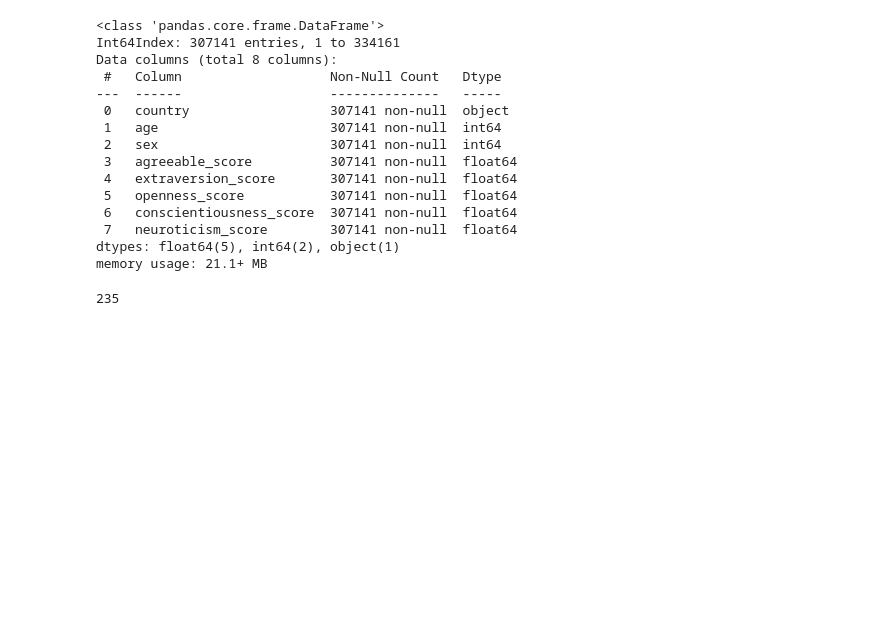
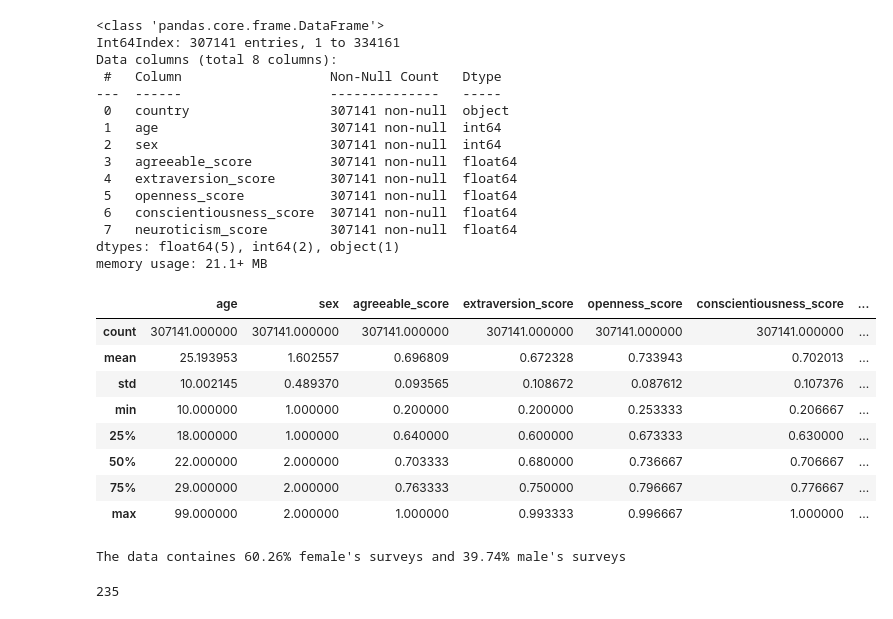
Before and after one commit to efratkohen/Big_five, a Jupyter notebook: Big Five.ipynb, the cells around one changed output. Saved outputs shown, nothing was run; the diff lists cells and outputs as text; code cells hidden in the pictures; blank space fills up the shorter version.

```diff
--- a/Big Five.ipynb
+++ b/Big Five.ipynb
@@ -45,6 +45,23 @@ Data columns (total 8 columns):
  7   neuroticism_score        307141 non-null  float64
 dtypes: float64(5), int64(2), object(1)
 memory usage: 21.1+ MB
+# %%
+data.describe()
+# %% [output]
+|  | age | sex | agreeable_score | extraversion_score | openness_score | conscientiousness_score | ... |
+| count | 307141.000000 | 307141.000000 | 307141.000000 | 307141.000000 | 307141.000000 | 307141.000000 | ... |
+| mean | 25.193953 | 1.602557 | 0.696809 | 0.672328 | 0.733943 | 0.702013 | ... |
+| std | 10.002145 | 0.489370 | 0.093565 | 0.108672 | 0.087612 | 0.107376 | ... |
+| min | 10.000000 | 1.000000 | 0.200000 | 0.200000 | 0.253333 | 0.206667 | ... |
+| 25% | 18.000000 | 1.000000 | 0.640000 | 0.600000 | 0.673333 | 0.630000 | ... |
+| 50% | 22.000000 | 2.000000 | 0.703333 | 0.680000 | 0.736667 | 0.706667 | ... |
+| 75% | 29.000000 | 2.000000 | 0.763333 | 0.750000 | 0.796667 | 0.776667 | ... |
+| max | 99.000000 | 2.000000 | 1.000000 | 0.993333 | 0.996667 | 1.000000 | ... |
+# %%
+gender_count = data['sex'].value_counts(normalize=True)
+print(f"The data containes {(gender_count.iloc[0]*100):.2f}% female's surveys and {(gender_count.iloc[1]*100):.2f}% male's surveys")
+# %% [output]
+The data containes 60.26% female's surveys and 39.74% male's surveys
 # %%
 #how many countries are in the data
 len(data.country.unique())
```
Also changed, not shown: parts of 2 cells of this notebook.
